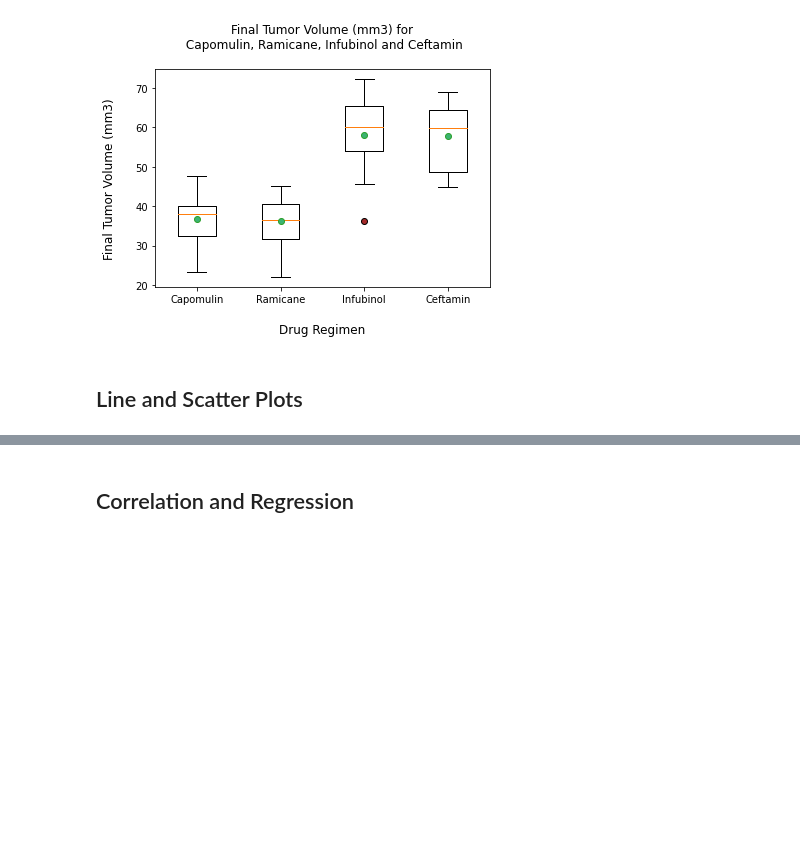
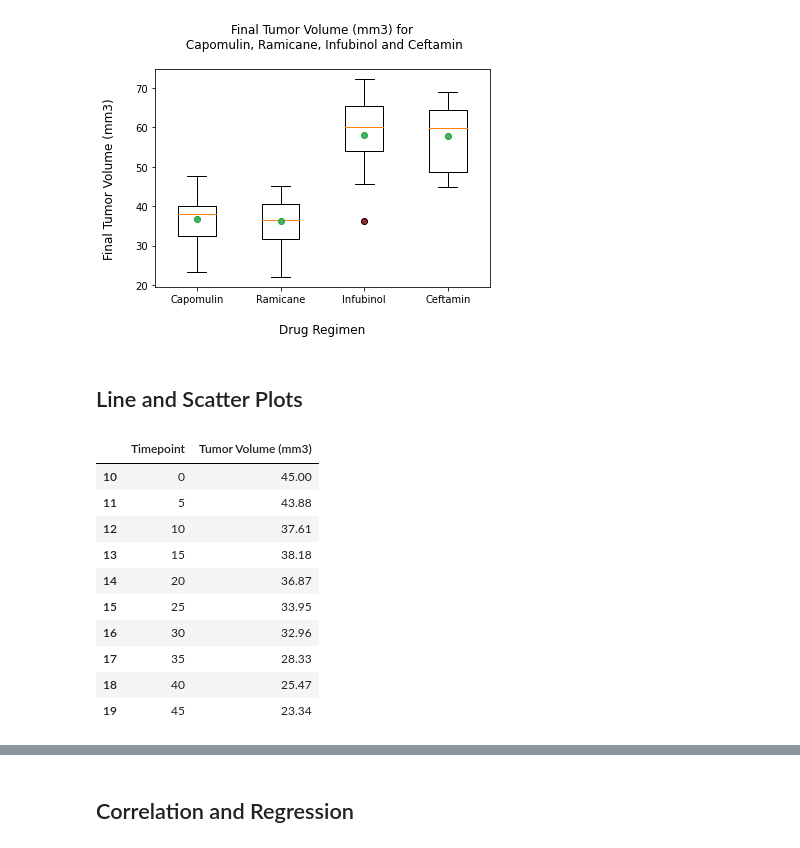
Before and after one commit to uldom/Matplotlib_Challenge, a Jupyter notebook: Pymaceuticals/pymaceuticals_starter.ipynb, the cells around one changed output, grey strips where cells are left out. Saved outputs shown, nothing was run; the diff lists cells and outputs as text; code cells hidden in the pictures; blank space fills up the shorter version.

```diff
--- a/Pymaceuticals/pymaceuticals_starter.ipynb
+++ b/Pymaceuticals/pymaceuticals_starter.ipynb
@@ -383,3 +383,33 @@ plt.show()
 ## Line and Scatter Plots
 # %%
 # Generate a line plot of tumor volume vs. time point for a mouse treated with Capomulin
+
+line_data = clean_dataframe.loc[clean_dataframe['Drug Regimen'] == "Capomulin"]
+# line_data
+
+mouse = "s185"
+
+mouse_df = line_data.loc[line_data['Mouse ID'] == mouse]
+# mouse_df
+
+del mouse_df['Mouse ID']
+del mouse_df['Drug Regimen']
+del mouse_df['Sex']
+del mouse_df['Age_months']
+del mouse_df['Weight (g)']
+del mouse_df['Metastatic Sites']
+
+
+mouse_df
+# %% [output]
+|  | Timepoint | Tumor Volume (mm3) |
+| 10 | 0 | 45.00 |
+| 11 | 5 | 43.88 |
+| 12 | 10 | 37.61 |
+| 13 | 15 | 38.18 |
+| 14 | 20 | 36.87 |
+| 15 | 25 | 33.95 |
+| 16 | 30 | 32.96 |
+| 17 | 35 | 28.33 |
+| 18 | 40 | 25.47 |
+| 19 | 45 | 23.34 |
```
Also changed, not shown: parts of 1 cell of this notebook.
